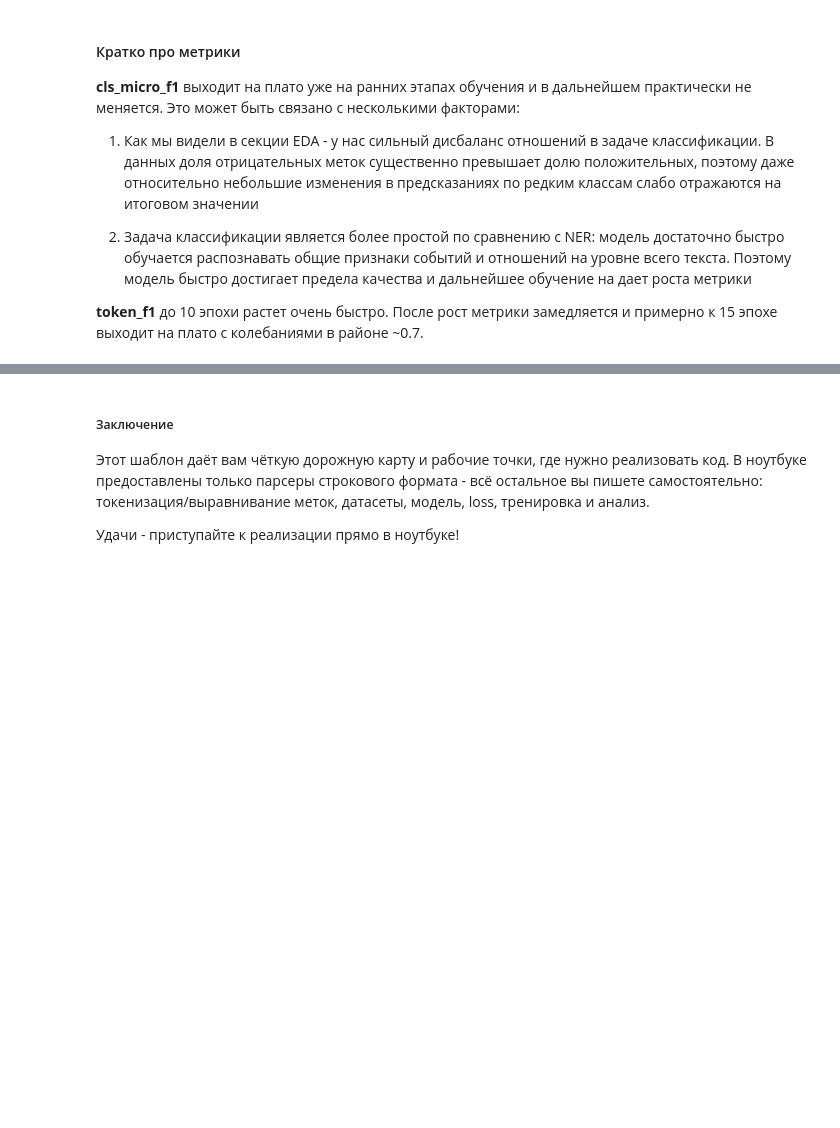
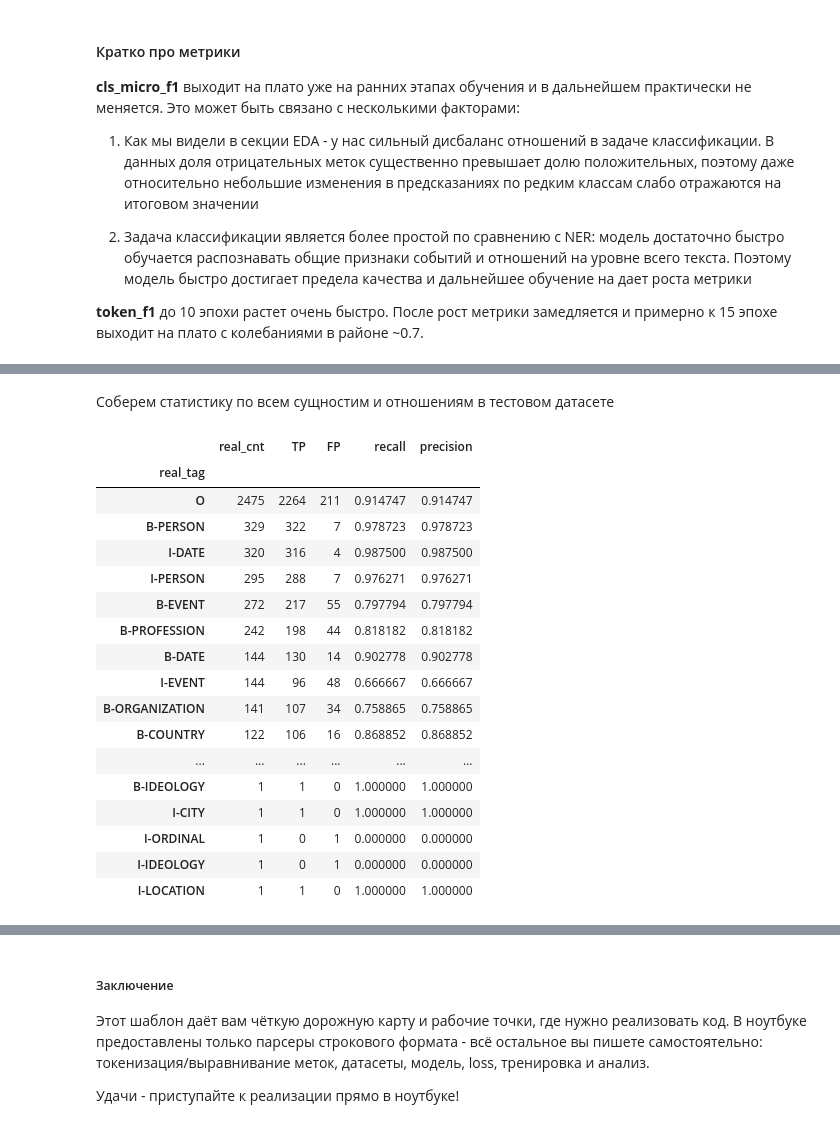
Before and after one commit to GladunAD/yandex_practicum_nlp, a Jupyter notebook: NEREL_MultiTask_Notebook.ipynb, the cells around one changed output, grey strips where cells are left out. Saved outputs shown, nothing was run; the diff lists cells and outputs as text; code cells hidden in the pictures; blank space fills up the shorter version.

```diff
--- a/NEREL_MultiTask_Notebook.ipynb
+++ b/NEREL_MultiTask_Notebook.ipynb
@@ -858,0 +994,9 @@ log_df.head()
+# %% [markdown]
+Соберем статистику по всем сущностим и отношениям в тестовом датасете
+# %%
+cols = ['real_cnt', 'TP', 'FP']
+tags_res_df = pd.DataFrame(columns=cols)
+rels_res_df = pd.DataFrame(columns=cols)
+
+tags_res_df.index.name = "tag"
+rels_res_df.index.name = "rel"
@@ -858,0 +1050,9 @@ log_df.head()
+# %%
+tags_res_df = tags_res_df.fillna(0).astype(int)
+rels_res_df = rels_res_df.fillna(0).astype(int)
+# %%
+tags_res_df.sort_values(by='real_cnt', ascending=False, inplace=True)
+rels_res_df.sort_values(by='real_cnt', ascending=False, inplace=True)
+# %%
+tags_res_df['recall'] = tags_res_df['TP'] / tags_res_df['real_cnt']
+tags_res_df['precision'] = tags_res_df['TP'] / tags_res_df[['TP', 'FP']].sum(axis=1)
@@ -858,0 +1062,21 @@ log_df.head()
+# %%
+tags_res_df
+# %% [output]
+|  | real_cnt | TP | FP | recall | precision |
+| real_tag |  |  |  |  |  |
+| O | 2475 | 2264 | 211 | 0.914747 | 0.914747 |
+| B-PERSON | 329 | 322 | 7 | 0.978723 | 0.978723 |
+| I-DATE | 320 | 316 | 4 | 0.987500 | 0.987500 |
+| I-PERSON | 295 | 288 | 7 | 0.976271 | 0.976271 |
+| B-EVENT | 272 | 217 | 55 | 0.797794 | 0.797794 |
+| B-PROFESSION | 242 | 198 | 44 | 0.818182 | 0.818182 |
+| B-DATE | 144 | 130 | 14 | 0.902778 | 0.902778 |
+| I-EVENT | 144 | 96 | 48 | 0.666667 | 0.666667 |
+| B-ORGANIZATION | 141 | 107 | 34 | 0.758865 | 0.758865 |
+| B-COUNTRY | 122 | 106 | 16 | 0.868852 | 0.868852 |
+| ... | ... | ... | ... | ... | ... |
+| B-IDEOLOGY | 1 | 1 | 0 | 1.000000 | 1.000000 |
+| I-CITY | 1 | 1 | 0 | 1.000000 | 1.000000 |
+| I-ORDINAL | 1 | 0 | 1 | 0.000000 | 0.000000 |
+| I-IDEOLOGY | 1 | 0 | 1 | 0.000000 | 0.000000 |
+| I-LOCATION | 1 | 1 | 0 | 1.000000 | 1.000000 |
```
Also changed, not shown: parts of 15 cells of this notebook.
